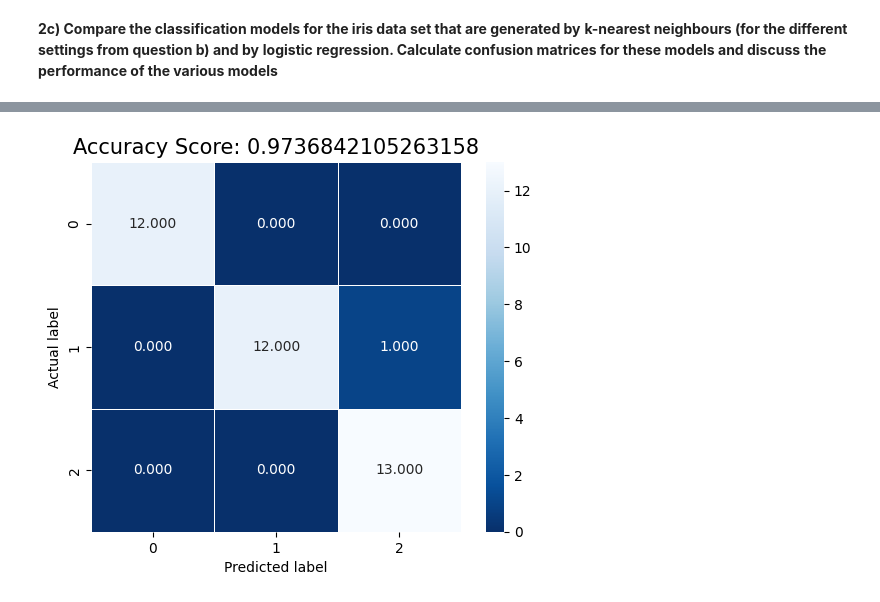
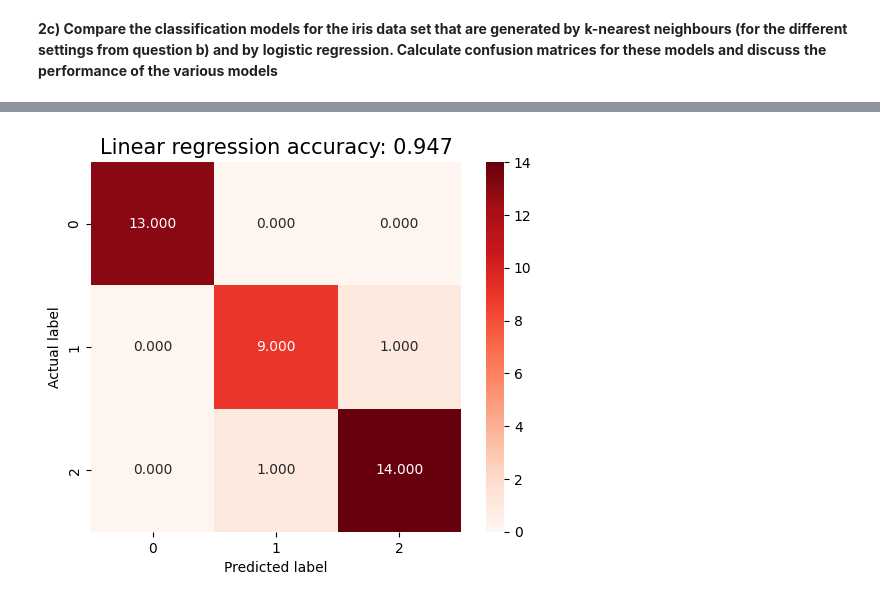
Before and after one commit to Niclindm/DAT405, a Jupyter notebook: Weekly assignment 2/Assignment2.ipynb, the cells around one changed output, grey strips where cells are left out. Saved outputs shown, nothing was run; the diff lists cells and outputs as text; code cells hidden in the pictures.

```diff
--- a/Weekly assignment 2/Assignment2.ipynb
+++ b/Weekly assignment 2/Assignment2.ipynb
@@ -174,0 +190,21 @@ score_lr = clf.score(x_test, y_test)
+# %%
+x_train, x_test, y_train, y_test = train_test_split(data.data, data.target)
+
+# k-neighbours
+weights = ['uniform', 'distance']
+values = [11, 13, 80]
+for weight in weights:
+    for value in values:
+        neigh = KNeighborsClassifier(n_neighbors=value, weights=weight)
+        neigh.fit(x_train, y_train)
+
+        pred_Kn = neigh.predict(x_test)
+        cm_Kn = metrics.confusion_matrix(y_test, pred_Kn)
+        score_Kn = metrics.accuracy_score(y_test, pred_Kn)
+
+        sns.heatmap(cm_Kn, annot=True, fmt=".3f", linewidths=0, square = True, cmap = 'Blues')
+        plt.ylabel('Actual label')
+        plt.xlabel('Predicted label')
+        all_sample_title = (f'Weight={weight}, K={value}, Accuracy={round(score_Kn, 4)}')
+        plt.title(all_sample_title, size = 12)
+        plt.show()
@@ -175,9 +218,16 @@ score_lr = clf.score(x_test, y_test)
 # %%
-sns.heatmap(cm_lr, annot=True, fmt=".3f", linewidths=.5, square = True, cmap = 'Blues_r')
-plt.ylabel('Actual label');
-plt.xlabel('Predicted label');
-all_sample_title = 'Accuracy Score: {0}'.format(score_lr)
-plt.title(all_sample_title, size = 15);
+#logistic regression
+clf = linear_model.LogisticRegression(multi_class='ovr', solver='liblinear').fit(x_train, y_train)
+
+pred_lr = clf.predict(x_test)
+cm_lr = metrics.confusion_matrix(y_test, pred_lr)
+score_lr = clf.score(x_test, y_test)
+
+sns.heatmap(cm_lr, annot=True, fmt=".3f", linewidths=0, square = True, cmap = 'Reds')
+plt.ylabel('Actual label')
+plt.xlabel('Predicted label')
+all_sample_title = 'Linear regression accuracy: {0}'.format(round(score_lr, 3))
+plt.title(all_sample_title, size = 15)
 plt.show()
 # %% [output]
-[figure, old version]
+[figure, new version]
```
Also changed, not shown: parts of 7 cells of this notebook, 1 other file.
